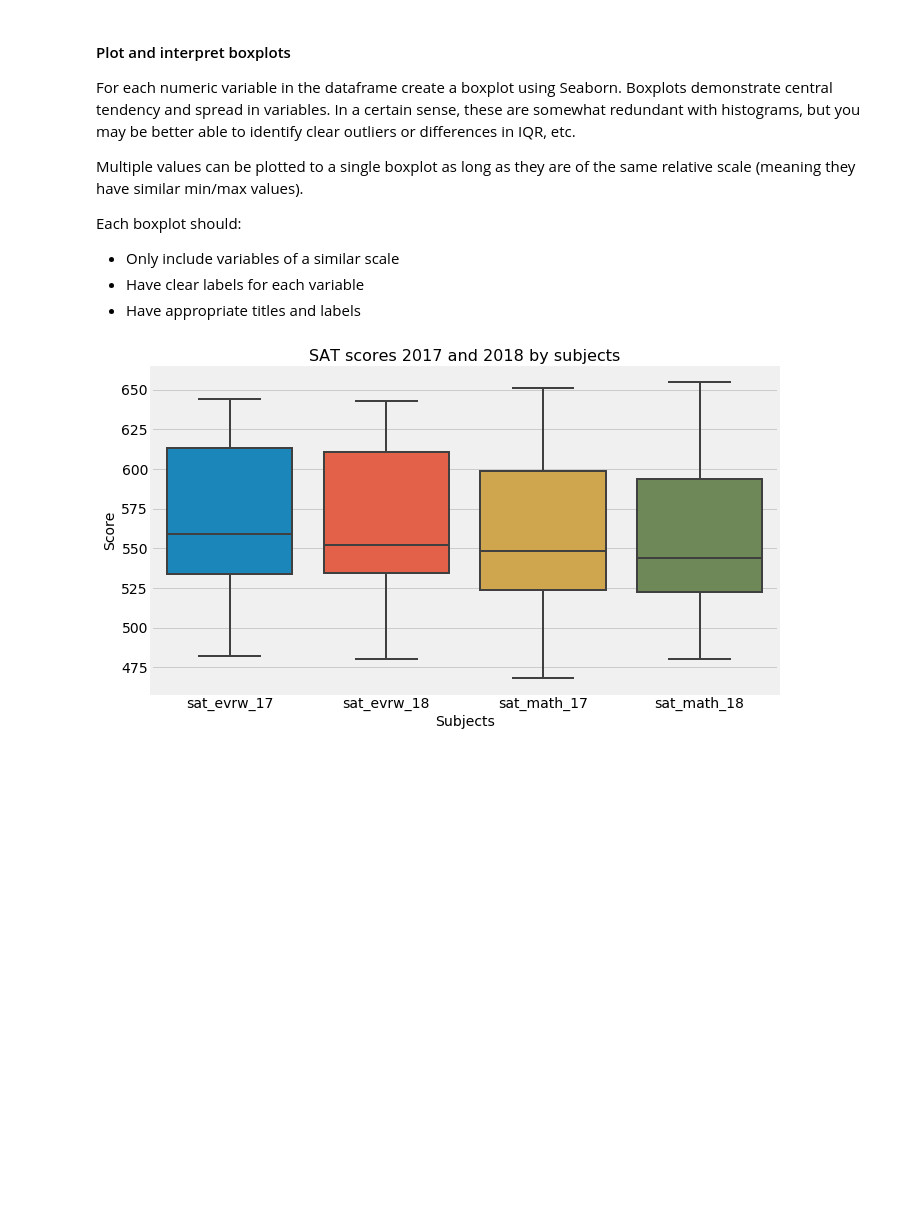
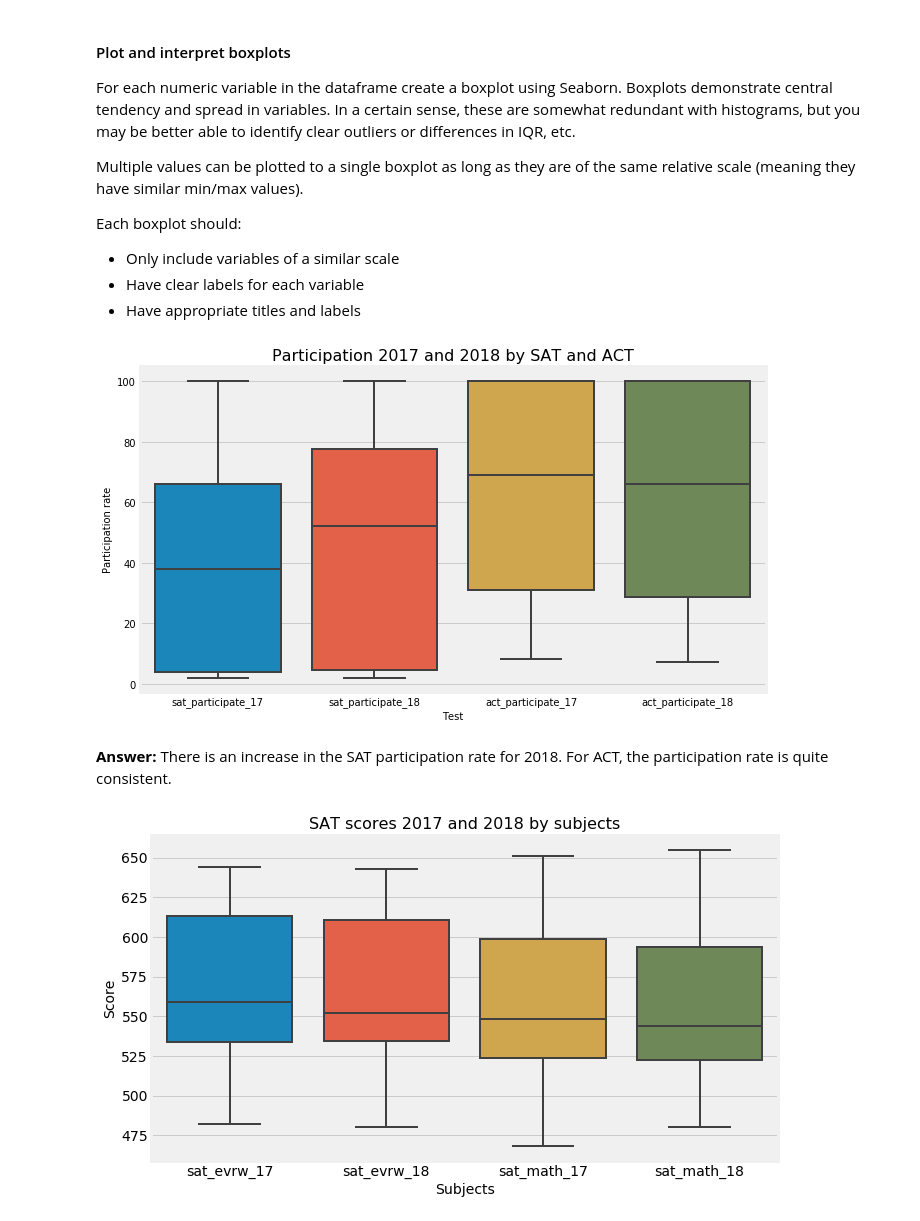
Before and after one commit to AngShengJun/dsi14projects, a Jupyter notebook: project_1/b_code/Project 1_SAT & ACT Analysis.ipynb, the cells around one changed output. Cells and saved outputs as stored; diff of their text form; code cells hidden in the pictures; blank space fills up the shorter version.

```diff
--- a/project_1/b_code/Project 1_SAT & ACT Analysis.ipynb
+++ b/project_1/b_code/Project 1_SAT & ACT Analysis.ipynb
@@ -1377,4 +1377,17 @@ Each boxplot should:
 - Only include variables of a similar scale
 - Have clear labels for each variable
 - Have appropriate titles and labels
+# %%
+#Participation rates 2017 and 2018
+plt.figure(figsize = (10, 6))
+plt.title("Participation 2017 and 2018 by SAT and ACT", size = 16)
+sns.boxplot(data = final_df[["sat_participate_17", "sat_participate_18", "act_participate_17", "act_participate_18"]], linewidth=2, fliersize=3)
+plt.ylabel("Participation rate", size = 10)
+plt.xlabel("Test", size = 10)
+plt.xticks(size = 10)
+plt.yticks(size = 10);
+# %% [output]
+[figure, added]
+# %% [markdown]
+**Answer:** There is an increase in the SAT participation rate for 2018. For ACT, the participation rate is quite consistent.
 # %%
```
Also changed, not shown: parts of 15 cells of this notebook.
